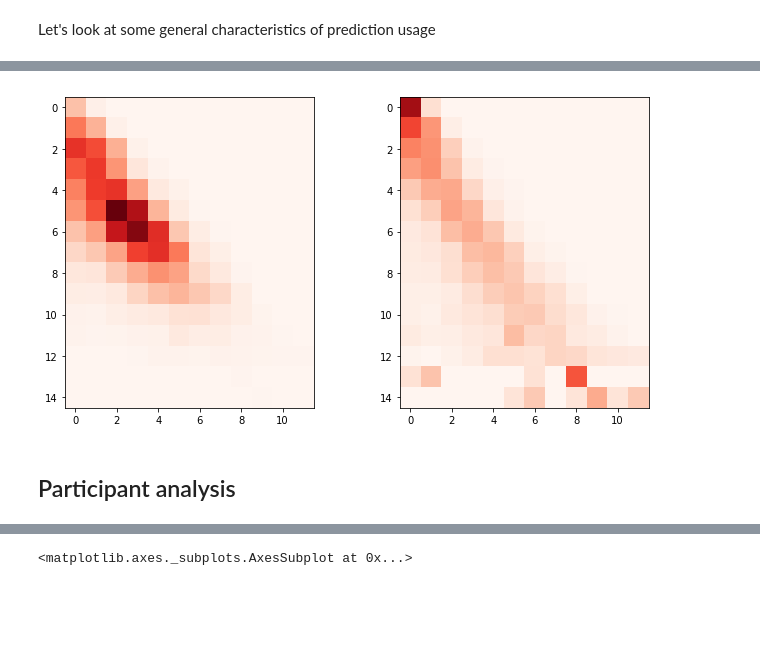
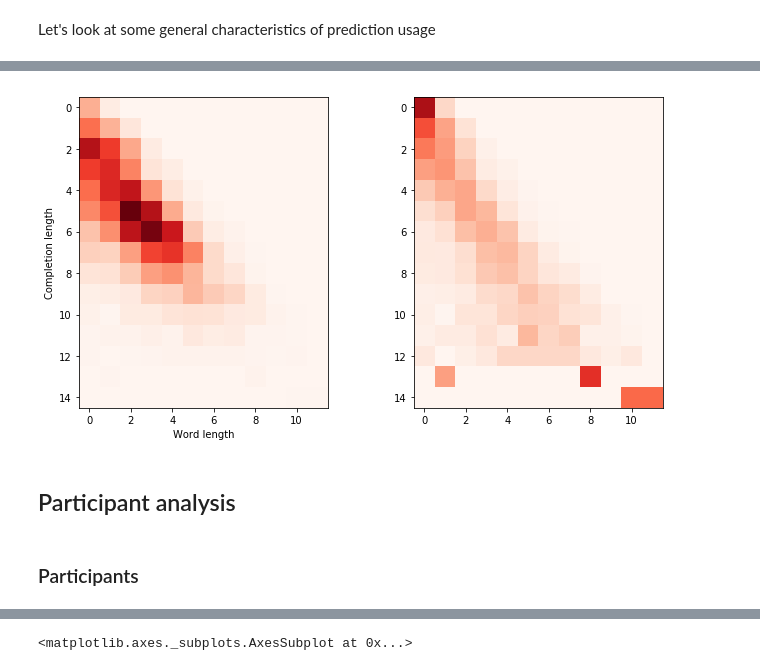
Before and after one commit to cashaddy/typing_automation, a Jupyter notebook: sandbox.ipynb, the cells around one changed output, grey strips where cells are left out. Saved outputs shown, nothing was run; the diff lists cells and outputs as text; code cells hidden in the pictures; blank space fills up the shorter version.

Commit message:
Aggregate log data into words

```diff
--- a/sandbox.ipynb
+++ b/sandbox.ipynb
@@ -169,0 +192,4 @@ participants = pd.concat([participants,rates],axis=1)
+# %%
+word_freq.Word = word_freq.Word.str.strip()
+# %%
+word_freq.drop_duplicates('Word',keep='first',inplace=True)
@@ -170,3 +201,10 @@ participants = pd.concat([participants,rates],axis=1)
+# %%
+freq_map = word_freq.set_index('Word').Frequency
+words['frequency'] = words.word.str.lower().map(freq_map).fillna(0)
+words.loc[(words.frequency < 60000) & (words.frequency > 0),'freq_category'] = 'common'
+words.loc[(words.frequency > 60000),'freq_category'] = 'very_common'
+words.loc[(words.frequency == 0),'freq_category'] = 'uncommon'
+words.loc[words.word.str.contains("'"),'freq_category'] = 'conjunction'
 # %% [markdown]
 ## Global analysis
 # %% [markdown]
@@ -230,22 +269,22 @@ sns.distplot(data,bins=10,ax=ax6)
 # %%
-data = log.loc[log.ite2 == 'completion']
-mask1 = data.key.str.len()
-mask2 = (data.lev_dist)
-matrix1 = data.groupby([mask1,mask2]).size().unstack().fillna(0).values
+data = words.loc[words.ite2 == 'completion']
+section1 = data.ite_input.str.len()
+section2 = data.ite_lev_dist
+matrix1 = data.groupby([section1,section2]).size().unstack().fillna(0)
 
-data = log.loc[log.ite2 == 'completion']
-mask1 = data.key.str.len()
-mask2 = (data.lev_dist)
-matrix2 = data.groupby([mask1,mask2]).size().unstack().fillna(0).values
 # Normalize rows
-matrix2 /= matrix2.sum(axis=1)[:,None]
+matrix2 = matrix1.div(matrix1.sum(axis=1),axis=0)
 # %%
 f,(ax1,ax2) = plt.subplots(1,2,figsize=(10,6))
 f.tight_layout(pad=5)
 
 im1 = ax1.imshow(matrix1,cmap='Reds')
+ax1.set_xlabel('Word length')
+ax1.set_ylabel('Completion length')
 im2 = ax2.imshow(matrix2,cmap='Reds',vmax=1)
 # %% [output]
-[figure, old version]
+[figure, new version]
 # %% [markdown]
 ## Participant analysis
+# %% [markdown]
+### Participants
```
Also changed, not shown: parts of 64 cells of this notebook.
